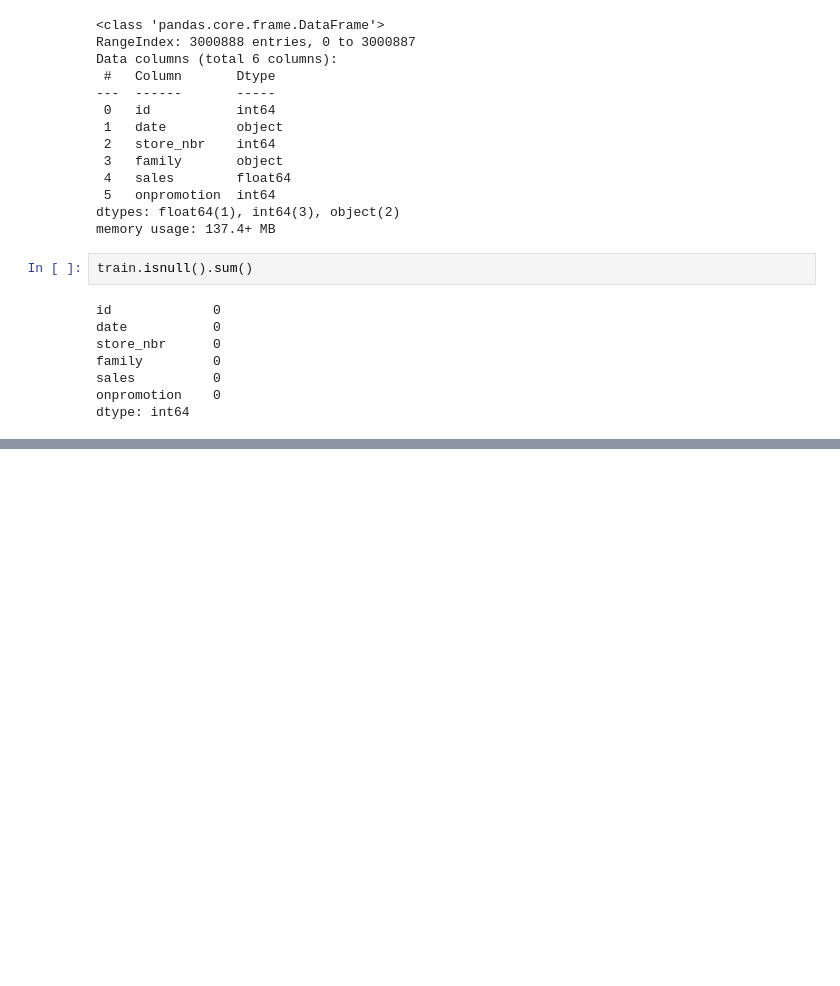
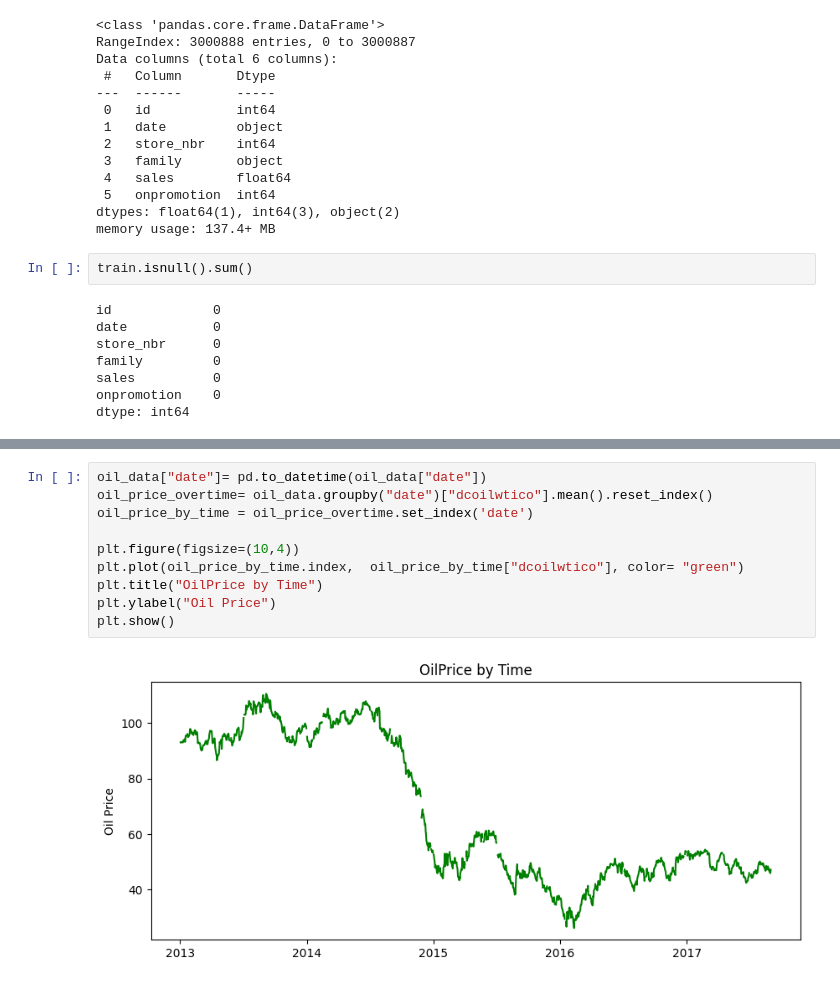
Before and after one commit to MayayaPatrick/Business-Forecasting-Model, a Jupyter notebook: Notebook/Time Series.ipynb, the cells around one changed output, grey strips where cells are left out. Cells and saved outputs as stored; diff of their text form; blank space fills up the shorter version.

```diff
--- a/Notebook/Time Series.ipynb
+++ b/Notebook/Time Series.ipynb
@@ -469,0 +419,12 @@ final_train_data.rename(columns={"dcoilwtico": "Price"}, inplace=True)
+# %%
+oil_data["date"]= pd.to_datetime(oil_data["date"])
+oil_price_overtime= oil_data.groupby("date")["dcoilwtico"].mean().reset_index()
+oil_price_by_time = oil_price_overtime.set_index('date')
+
+plt.figure(figsize=(10,4))
+plt.plot(oil_price_by_time.index,  oil_price_by_time["dcoilwtico"], color= "green")
+plt.title("OilPrice by Time")
+plt.ylabel("Oil Price")
+plt.show()
+# %% [output]
+[figure, added]
```
Also changed, not shown: parts of 20 cells of this notebook, 1 other file.
